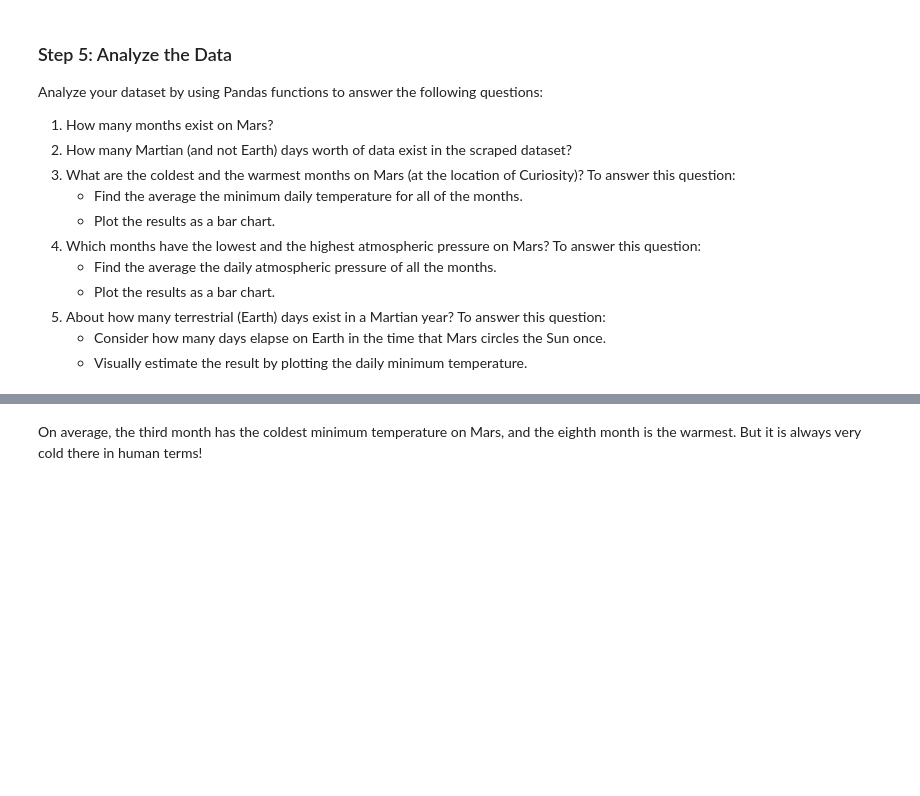
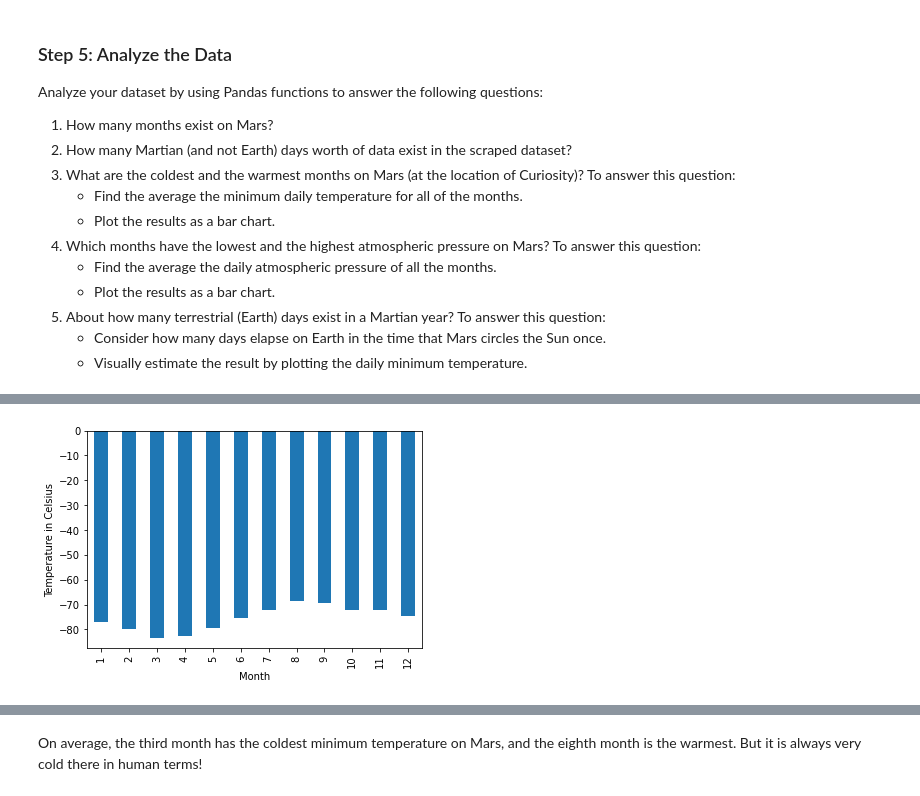
Before and after one commit to remarkd123/Challenge11-Mars_news, a Jupyter notebook: part_2_mars_weather.ipynb, the cells around one changed output, grey strips where cells are left out. Cells and saved outputs as stored; diff of their text form; code cells hidden in the pictures; blank space fills up the shorter version.

```diff
--- a/part_2_mars_weather.ipynb
+++ b/part_2_mars_weather.ipynb
@@ -125,2 +135,11 @@ Examine the data types that are currently associated with each column. If necess
+# %%
+# Change data types for data analysis
+mars_weather_df['id'] = pd.to_numeric(mars_weather_df['id'], downcast='integer')
+mars_weather_df['terrestrial_date'] = pd.to_datetime(mars_weather_df['terrestrial_date'])
+mars_weather_df['sol'] = pd.to_numeric(mars_weather_df['sol'], downcast='integer')
+mars_weather_df['ls'] = pd.to_numeric(mars_weather_df['ls'], downcast='integer')
+mars_weather_df['month'] = pd.to_numeric(mars_weather_df['month'], downcast='integer')
+mars_weather_df['min_temp'] = pd.to_numeric(mars_weather_df['min_temp'], downcast='float')
+mars_weather_df['pressure'] = pd.to_numeric(mars_weather_df['pressure'], downcast='float')
 # %%
 # Confirm type changes were successful by examining data types again
@@ -147,2 +202,5 @@ Analyze your dataset by using Pandas functions to answer the following questions
 # %%
 # 3. What is the average low temperature by month?
+average = mars_weather_df.groupby(['month']).mean()['min_temp']
+
+average
@@ -149,4 +222,8 @@ Analyze your dataset by using Pandas functions to answer the following questions
 # %%
 # Plot the average temperature by month
+average.plot(kind='bar', xlabel='Month', ylabel='Temperature in Celsius')
+plt.show()
+# %% [output]
+[figure, added]
 # %%
 # Identify the coldest and hottest months in Curiosity's location
```
Also changed, not shown: parts of 19 cells of this notebook, 1 other file.
